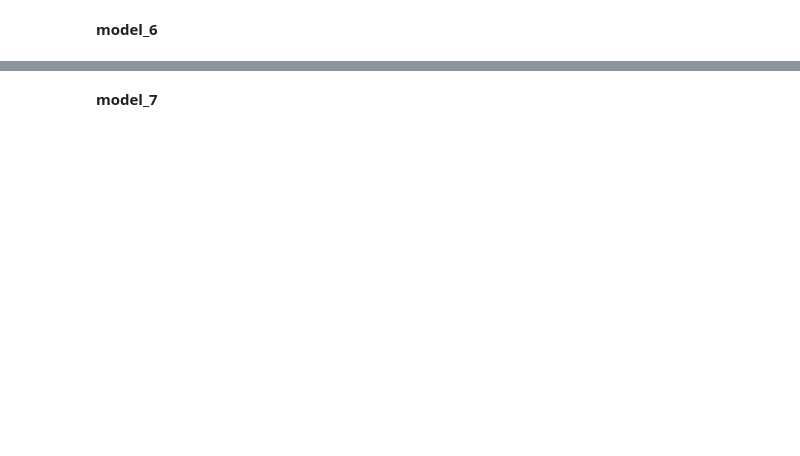
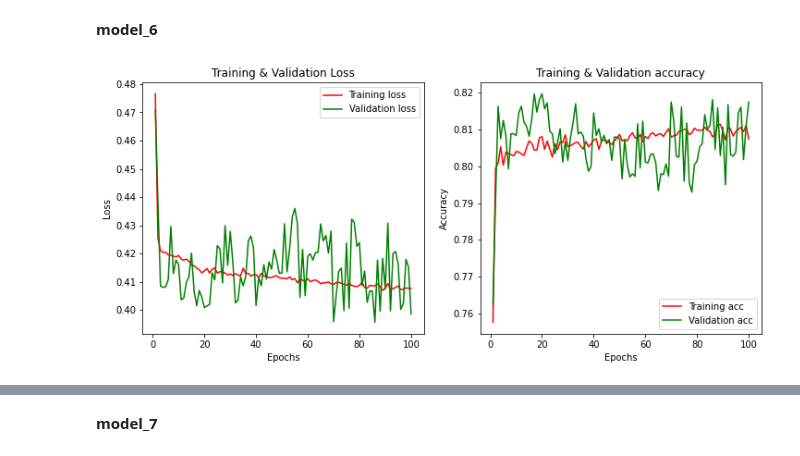
Before and after one commit to KimGriezmann/CAU_AI-SW_PE_Program, a Jupyter notebook: RNN_model/RNN_model.ipynb, the cells around one changed output, grey strips where cells are left out. Drawn from its saved outputs; the diff is of its cells as text; code cells hidden in the pictures; blank space fills up the shorter version.

```diff
--- a/RNN_model/RNN_model.ipynb
+++ b/RNN_model/RNN_model.ipynb
@@ -241,5 +288,7 @@ Test accuracy:  0.8163056969642639
 # %% [markdown]
 **model_6**
+# %%
+X_train, y_train, X_test, y_test = train_test_set(mlp_data)
 # %%
 def simple_rnn6():
     model = Sequential()
@@ -252,8 +301,12 @@ def simple_rnn6():
     return model
 # %%
 model6 = simple_rnn6()
-history = model6.fit(X_train, y_train, epochs = 100, validation_data=(X_val, y_val), verbose = 0)
-history_dict = history.history
+history6 = model6.fit(X_train, y_train, epochs = 100, validation_data=(X_test, y_test), verbose = 0)
+history_dict6 = history6.history
+# %%
+loss_acc_graph(history_dict6)
+# %% [output]
+[figure, added]
 # %%
 results = model6.evaluate(X_test, y_test)
 print('Test accuracy: ', results[1])
```
Also changed, not shown: parts of 112 cells of this notebook.
